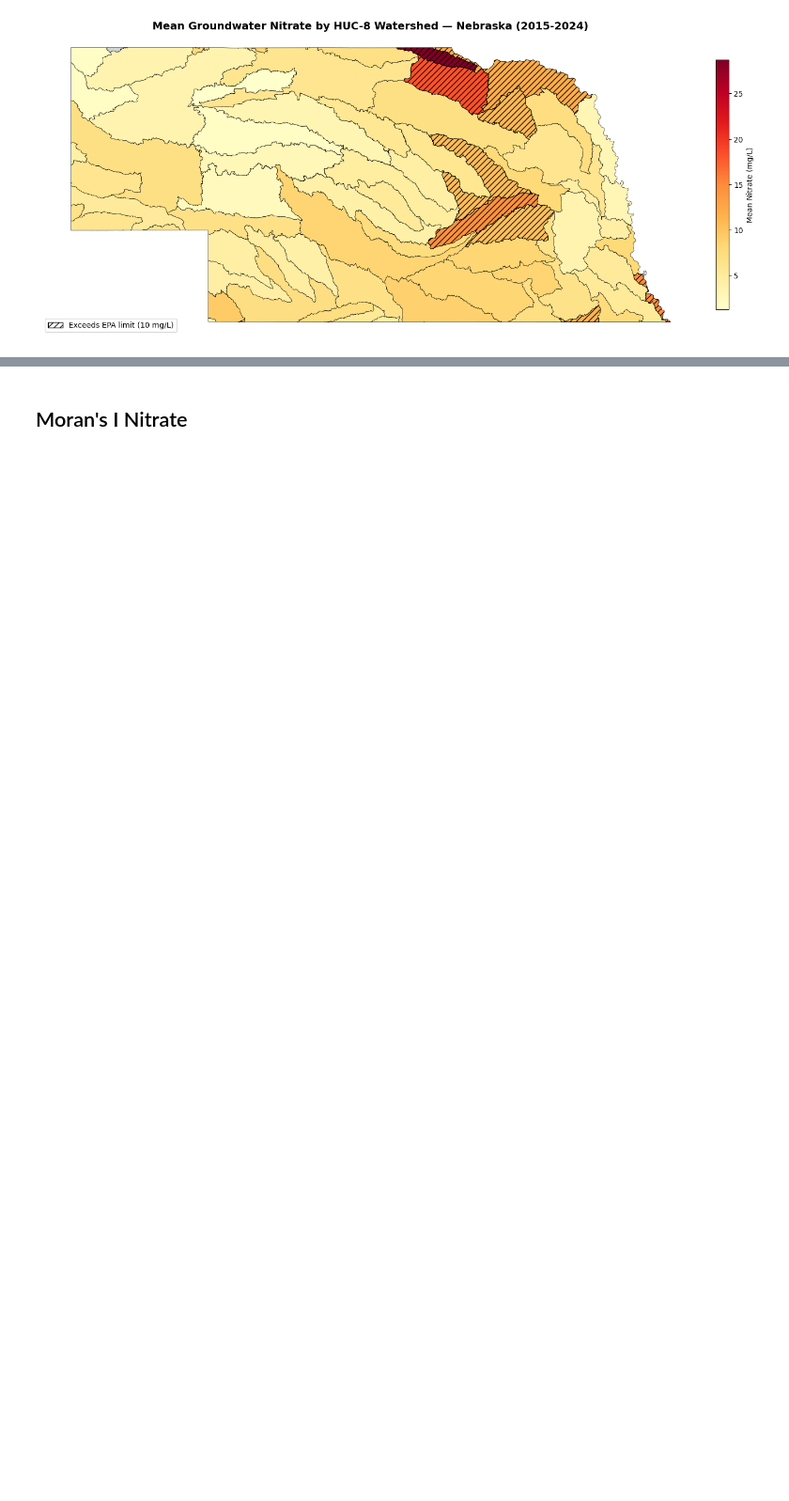
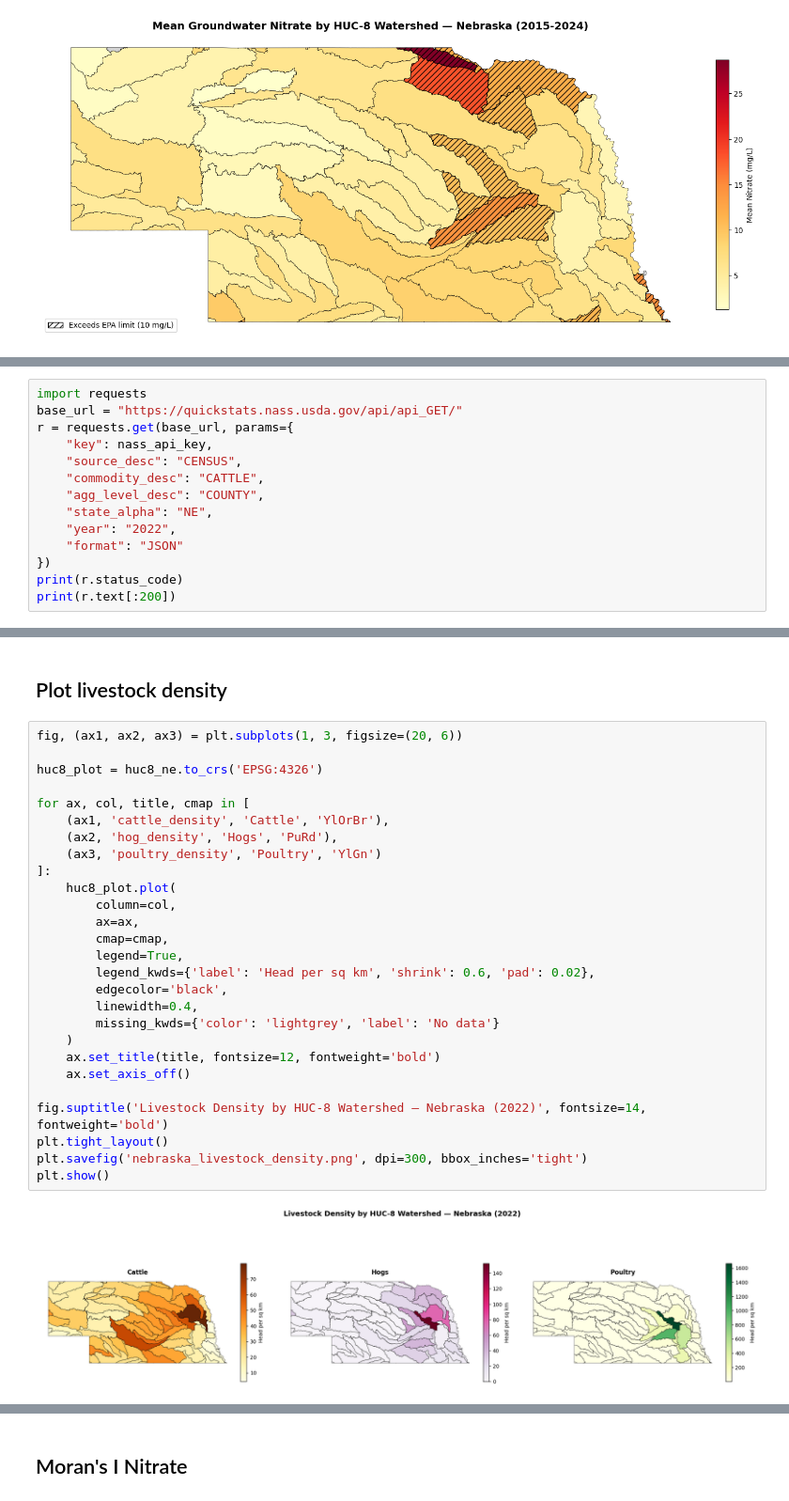
Before and after one commit to kpkrumm/nebraska-nitrate-analysis, a Jupyter notebook: nebraska-nitrate-analysis.ipynb, the cells around one changed output, grey strips where cells are left out. Shown at 94% size. Drawn from its saved outputs; the diff is of its cells as text; blank space fills up the shorter version.

Commit message:
Add bivariate choropleth, livestock density maps, statistical analysis cells

```diff
--- a/nebraska-nitrate-analysis.ipynb
+++ b/nebraska-nitrate-analysis.ipynb
@@ -372,0 +326,14 @@ JSONDecodeError: Expecting value: line 1 column 1 (char 0)
+# %%
+import requests
+base_url = "https://quickstats.nass.usda.gov/api/api_GET/"
+r = requests.get(base_url, params={
+    "key": nass_api_key,
+    "source_desc": "CENSUS",
+    "commodity_desc": "CATTLE",
+    "agg_level_desc": "COUNTY",
+    "state_alpha": "NE",
+    "year": "2022",
+    "format": "JSON"
+})
+print(r.status_code)
+print(r.text[:200])
@@ -387,0 +444,31 @@ print(r.text[:200])
+# %% [markdown]
+## Plot livestock density
+# %%
+fig, (ax1, ax2, ax3) = plt.subplots(1, 3, figsize=(20, 6))
+
+huc8_plot = huc8_ne.to_crs('EPSG:4326')
+
+for ax, col, title, cmap in [
+    (ax1, 'cattle_density', 'Cattle', 'YlOrBr'),
+    (ax2, 'hog_density', 'Hogs', 'PuRd'),
+    (ax3, 'poultry_density', 'Poultry', 'YlGn')
+]:
+    huc8_plot.plot(
+        column=col,
+        ax=ax,
+        cmap=cmap,
+        legend=True,
+        legend_kwds={'label': 'Head per sq km', 'shrink': 0.6, 'pad': 0.02},
+        edgecolor='black',
+        linewidth=0.4,
+        missing_kwds={'color': 'lightgrey', 'label': 'No data'}
+    )
+    ax.set_title(title, fontsize=12, fontweight='bold')
+    ax.set_axis_off()
+
+fig.suptitle('Livestock Density by HUC-8 Watershed — Nebraska (2022)', fontsize=14, fontweight='bold')
+plt.tight_layout()
+plt.savefig('nebraska_livestock_density.png', dpi=300, bbox_inches='tight')
+plt.show()
+# %% [output]
+[figure, added]
```
Also changed, not shown: parts of 27 cells of this notebook, 1 other file.
